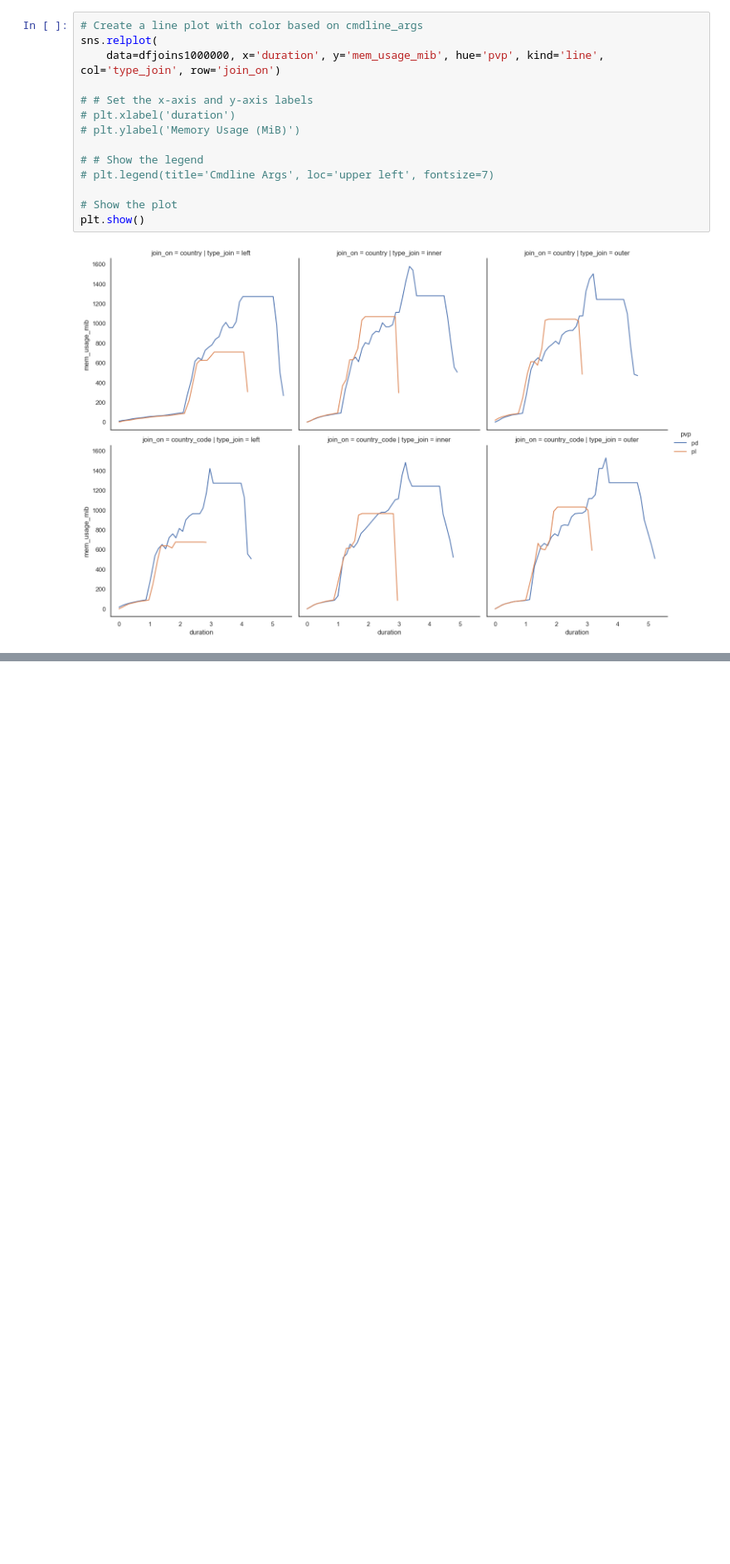
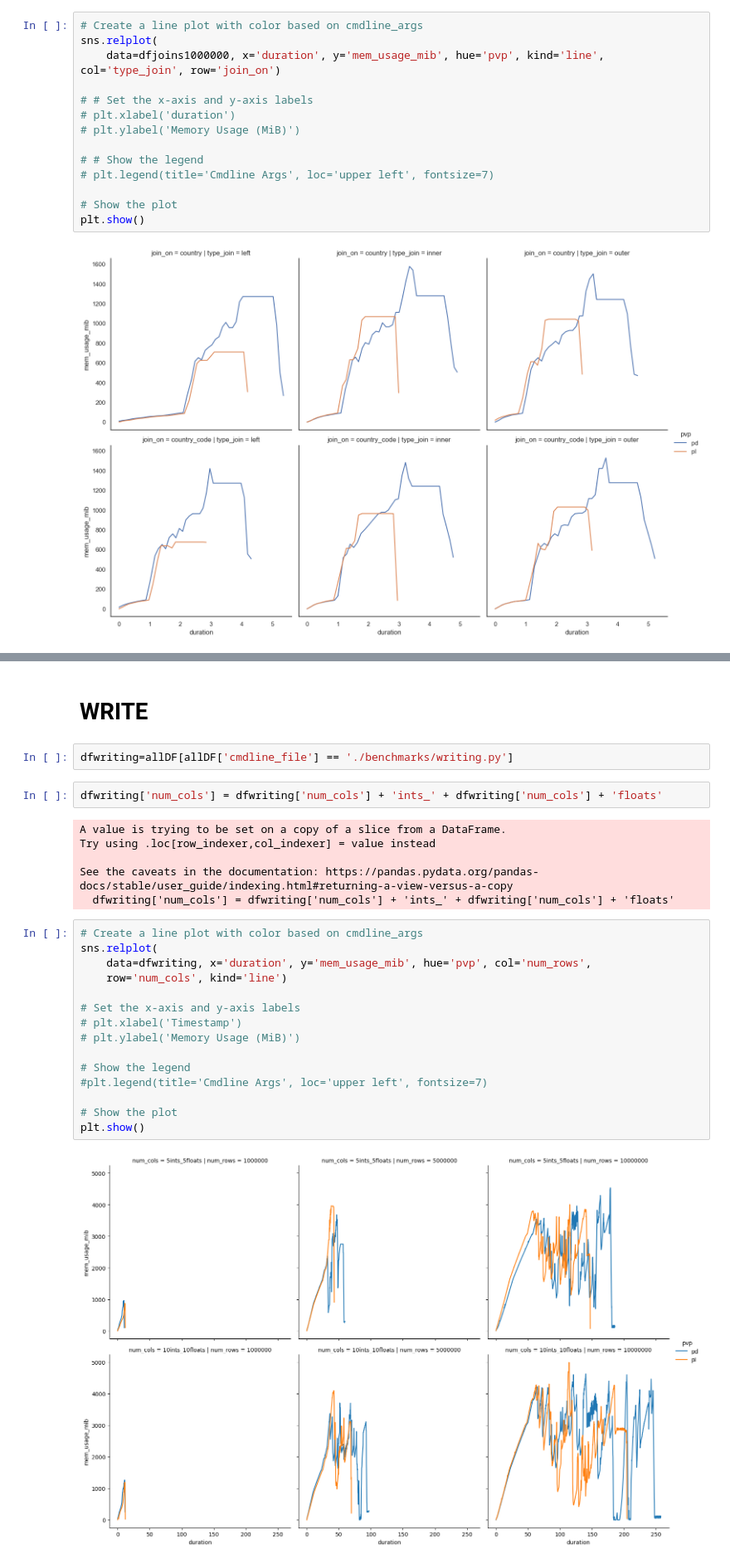
Before and after one commit to AslanHattukaiDHV/Polaris_vs_Pandas, a Jupyter notebook: benchmarks/benchmarks_analytics.ipynb, the cells around one changed output, grey strips where cells are left out. Shown at 83% size. Drawn from its saved outputs; the diff is of its cells as text; blank space fills up the shorter version.

```diff
--- a/benchmarks/benchmarks_analytics.ipynb
+++ b/benchmarks/benchmarks_analytics.ipynb
@@ -227,0 +240,29 @@ dfagg
+# %% [markdown]
+# WRITE
+# %%
+dfwriting=allDF[allDF['cmdline_file'] == './benchmarks/writing.py']
+# %%
+dfwriting['num_cols'] = dfwriting['num_cols'] + 'ints_' + dfwriting['num_cols'] + 'floats'
+# %% [output]
+A value is trying to be set on a copy of a slice from a DataFrame.
+Try using .loc[row_indexer,col_indexer] = value instead
+
+See the caveats in the documentation: https://pandas.pydata.org/pandas-docs/stable/user_guide/indexing.html#returning-a-view-versus-a-copy
+  dfwriting['num_cols'] = dfwriting['num_cols'] + 'ints_' + dfwriting['num_cols'] + 'floats'
+# %%
+# Create a line plot with color based on cmdline_args
+sns.relplot(
+    data=dfwriting, x='duration', y='mem_usage_mib', hue='pvp', col='num_rows',
+    row='num_cols', kind='line')
+
+# Set the x-axis and y-axis labels
+# plt.xlabel('Timestamp')
+# plt.ylabel('Memory Usage (MiB)')
+
+# Show the legend
+#plt.legend(title='Cmdline Args', loc='upper left', fontsize=7)
+
+# Show the plot
+plt.show()
+# %% [output]
+[figure, added]
```
Also changed, not shown: parts of 55 cells of this notebook, 18 other files.
